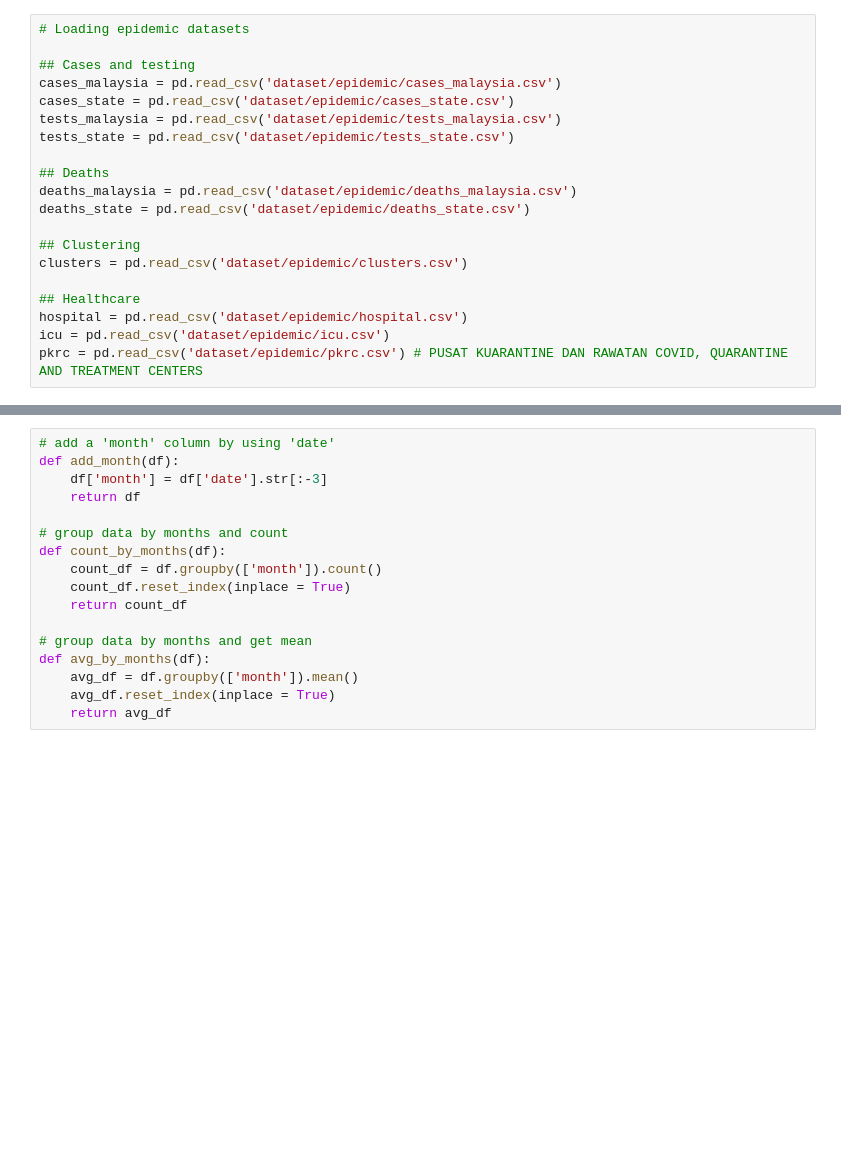
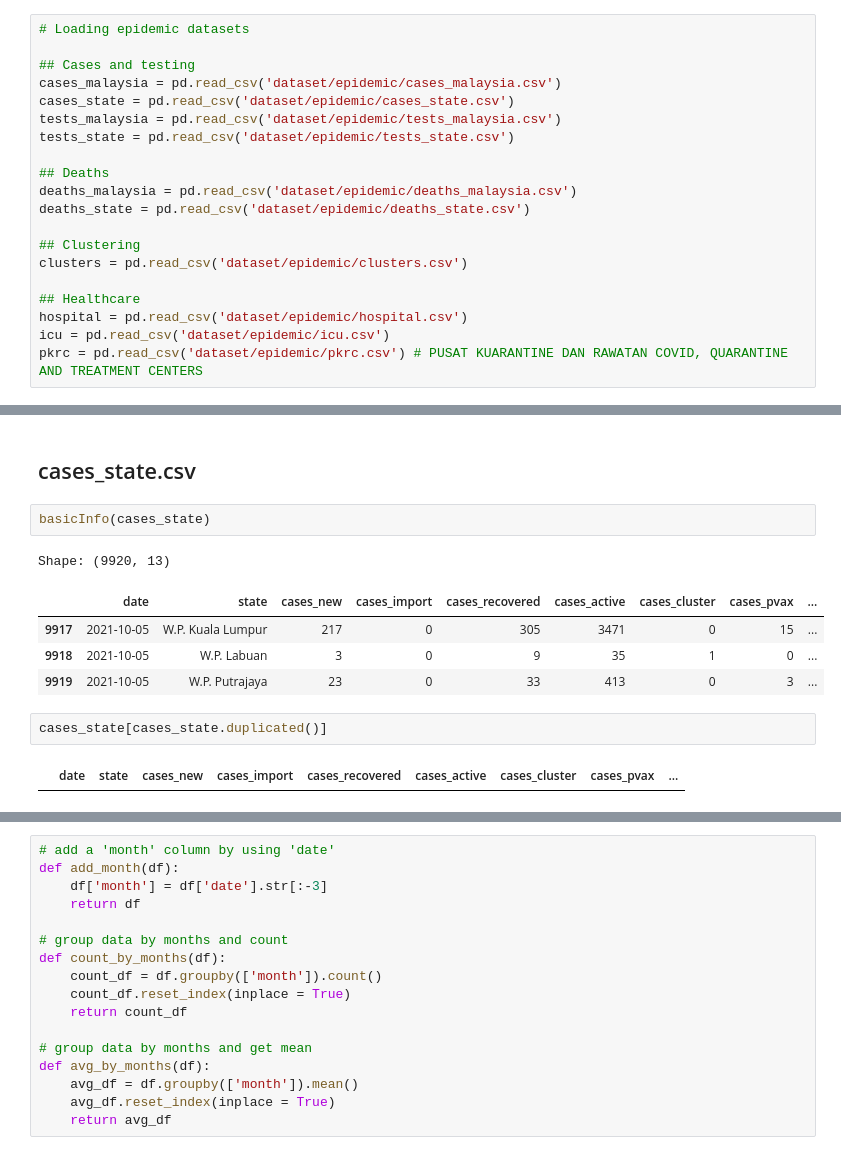
Before and after one commit to BingQuanChua/COVID-19-Msia-Cases-And-Vaccination, a Jupyter notebook: EDA - Epidemic.ipynb, the cells around one changed output, grey strips where cells are left out. Saved outputs shown, nothing was run; the diff lists cells and outputs as text; blank space fills up the shorter version.

```diff
--- a/EDA - Epidemic.ipynb
+++ b/EDA - Epidemic.ipynb
@@ -49,0 +194,14 @@ for i in range(len(cols)):
+# %% [markdown]
+## cases_state.csv
+# %%
+basicInfo(cases_state)
+# %% [output]
+Shape: (9920, 13)
+|  | date | state | cases_new | cases_import | cases_recovered | cases_active | cases_cluster | cases_pvax | ... |
+| 9917 | 2021-10-05 | W.P. Kuala Lumpur | 217 | 0 | 305 | 3471 | 0 | 15 | ... |
+| 9918 | 2021-10-05 | W.P. Labuan | 3 | 0 | 9 | 35 | 1 | 0 | ... |
+| 9919 | 2021-10-05 | W.P. Putrajaya | 23 | 0 | 33 | 413 | 0 | 3 | ... |
+# %%
+cases_state[cases_state.duplicated()]
+# %% [output]
+|  | date | state | cases_new | cases_import | cases_recovered | cases_active | cases_cluster | cases_pvax | ... |
```
Also changed, not shown: parts of 40 cells of this notebook, 11 other files.
